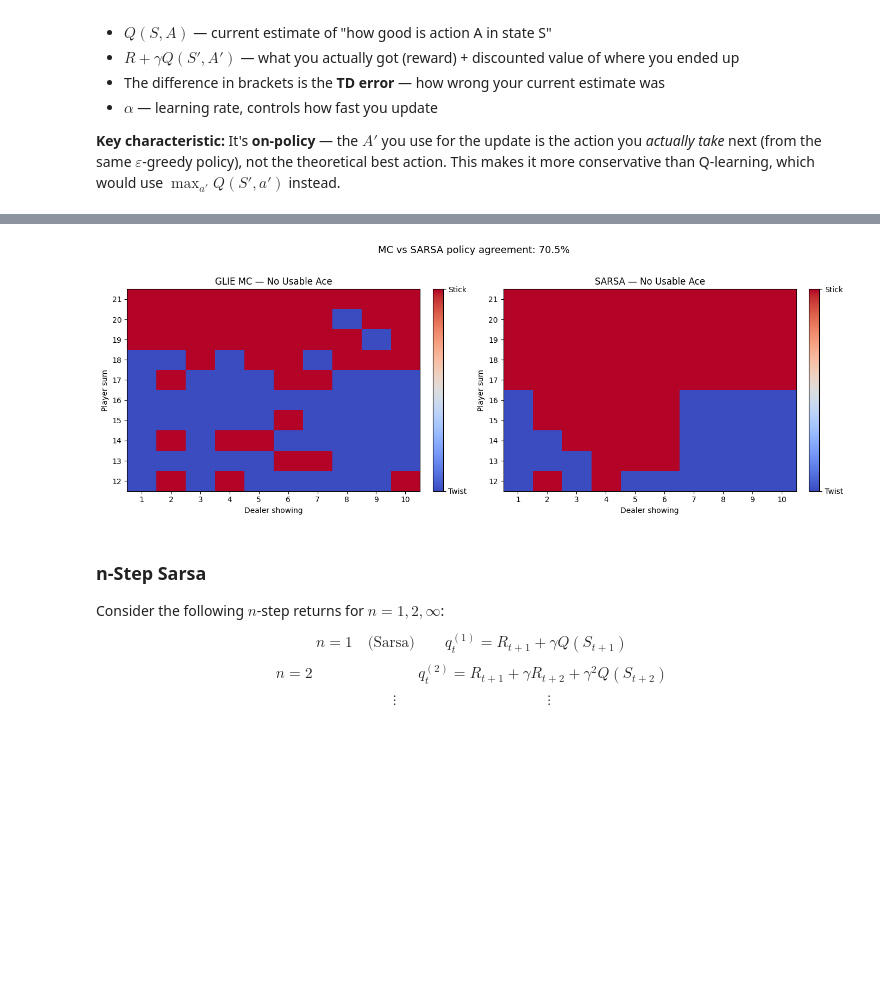
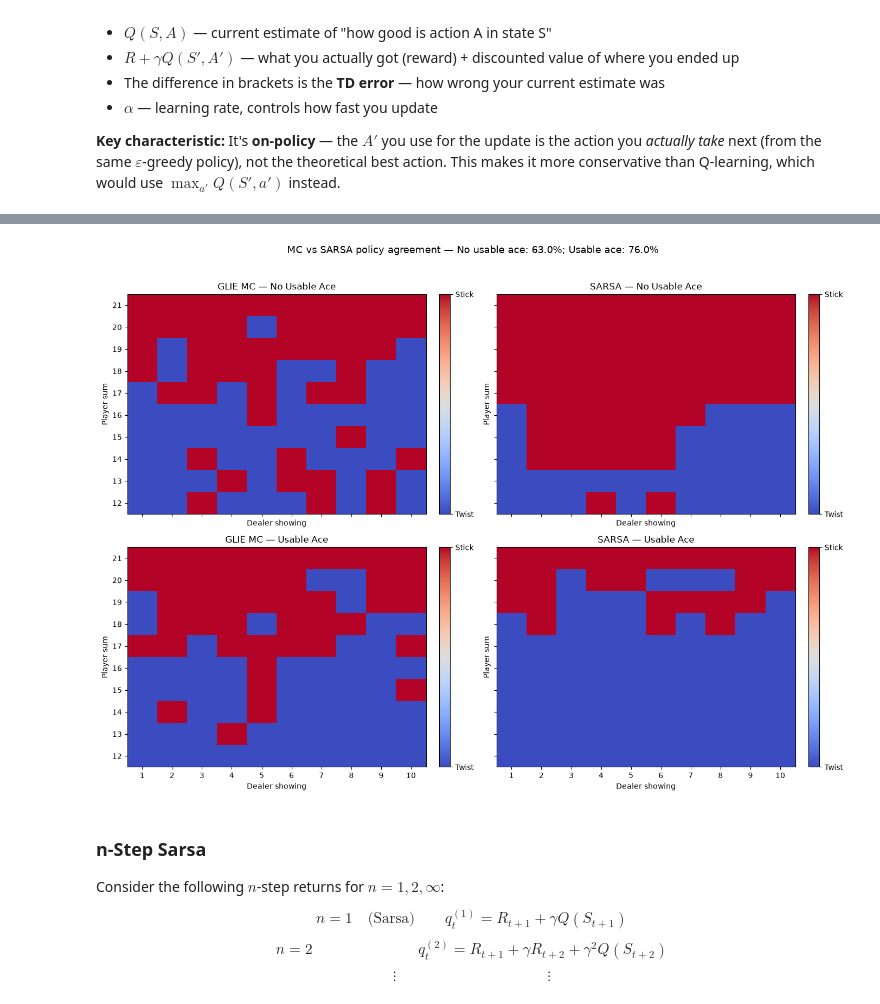
Before and after one commit to jean-kunz/cop_rl, a Jupyter notebook: nbks/1_5_model_free_control.ipynb, the cells around one changed output, grey strips where cells are left out. Cells and saved outputs as stored; diff of their text form; code cells hidden in the pictures; blank space fills up the shorter version.

```diff
--- a/nbks/1_5_model_free_control.ipynb
+++ b/nbks/1_5_model_free_control.ipynb
@@ -338,3 +394,16 @@ print(
 # %% [output]
 Training complete.
 States visited at least once: 200 / 200
+# %%
+
+# Running average reward
+window = 10_000
+avg_rewards = np.convolve(rewards_td, np.ones(window) / window, mode="valid")
+fig, ax = plt.subplots(figsize=(10, 3))
+ax.plot(avg_rewards)
+ax.set_xlabel("Episode")
+ax.set_ylabel(f"Avg reward ({window}-ep window)")
+ax.set_title("TD control — Blackjack learning curve")
+ax.axhline(0, color="grey", ls="--", lw=0.8)
+plt.tight_layout()
+plt.show()
@@ -342,7 +413,7 @@ States visited at least once: 200 / 200
 # ── Visualise learned policy & value function ────────────────────────
 fig, axes = plt.subplots(2, 2, figsize=(14, 10))
 
-titles: list[str] = [
+titles = [
     "Policy — No Usable Ace",
     "Policy — Usable Ace",
     "V* — No Usable Ace",
@@ -605,26 +684,40 @@ plt.show()
 # %%
+# ── Compare MC vs SARSA policies ────────────────────────────────────
+fig, axes = plt.subplots(2, 2, figsize=(14, 10), sharex=True, sharey=True)
 
-# ── Compare MC vs SARSA policies ────────────────────────────────────
-fig, axes = plt.subplots(1, 2, figsize=(14, 5))
+methods = [("GLIE MC", policy), ("SARSA", policy_sarsa)]
+ace_states = [(0, "No Usable Ace"), (1, "Usable Ace")]
 
-for col, (label, pol) in enumerate([("GLIE MC", policy), ("SARSA", policy_sarsa)]):
-    diff = pol[:, :, 0]  # no usable ace
-    ax = axes[col]
-    im = ax.imshow(diff, cmap="coolwarm", origin="lower", aspect="auto", vmin=0, vmax=1)
-    ax.set_title(f"{label} — No Usable Ace")
-    ax.set_xlabel("Dealer showing")
-    ax.set_ylabel("Player sum")
-    ax.set_xticks(range(10), [str(i) for i in range(1, 11)])
-    ax.set_yticks(range(10), [str(i) for i in range(12, 22)])
-    cb = plt.colorbar(im, ax=ax, fraction=0.046, pad=0.04, ticks=[0, 1])
-    cb.set_ticklabels(["Twist", "Stick"])
+for row, (u_ace, ace_label) in enumerate(ace_states):
+    for col, (label, pol) in enumerate(methods):
+        ax = axes[row, col]
+        im = ax.imshow(
+            pol[:, :, u_ace],
+            cmap="coolwarm",
+            origin="lower",
+            aspect="auto",
+            vmin=0,
+            vmax=1,
+        )
+        ax.set_title(f"{label} — {ace_label}")
+        ax.set_xlabel("Dealer showing")
+        ax.set_ylabel("Player sum")
+        ax.set_xticks(range(10), [str(i) for i in range(1, 11)])
+        ax.set_yticks(range(10), [str(i) for i in range(12, 22)])
+        cb = plt.colorbar(im, ax=ax, fraction=0.046, pad=0.04, ticks=[0, 1])
+        cb.set_ticklabels(["Twist", "Stick"])
 
-agree = (policy == policy_sarsa).mean() * 100
-fig.suptitle(f"MC vs SARSA policy agreement: {agree:.1f}%", fontsize=13, y=1.02)
+agreement = (policy == policy_sarsa).mean(axis=(0, 1)) * 100
+fig.suptitle(
+    f"MC vs SARSA policy agreement — No usable ace: {agreement[0]:.1f}%; "
+    f"Usable ace: {agreement[1]:.1f}%",
+    fontsize=13,
+    y=1.02,
+ )
 plt.tight_layout()
 plt.show()
 # %% [output]
-[figure, old version]
+[figure, new version]
 # %% [markdown]
 ### n-Step Sarsa
 
```
Also changed, not shown: parts of 55 cells of this notebook.
